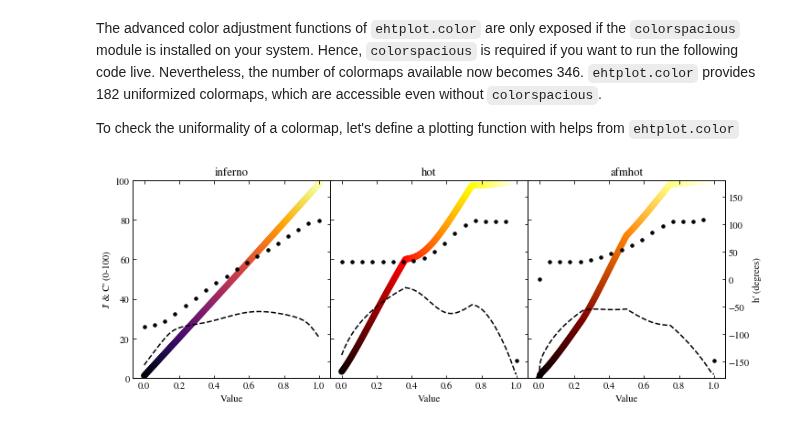
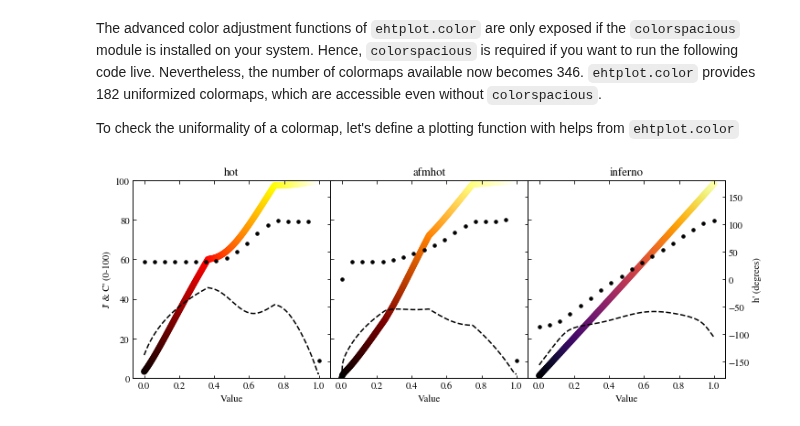
Before and after one commit to liamedeiros/ehtplot, a Jupyter notebook: docs/COLORMAPS.ipynb, the cells around one changed output. Saved outputs shown, nothing was run; the diff lists cells and outputs as text; code cells hidden in the pictures.

```diff
--- a/docs/COLORMAPS.ipynb
+++ b/docs/COLORMAPS.ipynb
@@ -138,33 +138,33 @@ import numpy as np
 
 from ehtplot.color import vis as ev
 
 def plotcm(ax1, cmap):
     ctab = ev.get_ctab(cmap)  # get the colormap as a color table in sRGB
     Jabp = ev.transform(ctab) # transform color table into CAM02-UCS color space
 
     Jp = Jabp[:,0]
     ap = Jabp[:,1]
     bp = Jabp[:,2]
 
     Cp = np.sqrt(ap * ap + bp * bp)
     hp = np.arctan2(bp, ap) * 180 / np.pi
     v  = np.linspace(0.0, 1.0, len(Jp))
 
     ax1.set_title(cmap)
     ax1.set_xlabel("Value")
 
     ax2 = ax1.twinx()
     ax1.set_ylim(0,   100)
     ax1.set_ylabel("J' & C' (0-100)")
     ax2.set_ylim(-180,180)
     ax2.set_ylabel("h' (degrees)")
 
     ax1.scatter(v, Jp, color=ctab)
     ax1.plot   (v, Cp, c='k', linestyle='--')
     ax2.scatter(v[::15], hp[::15], s=12, c='k')
 
-fig = ep.Figure(plotcm, ['inferno', 'hot', 'afmhot'], figsize=[9, 3])
+fig = ep.Figure(plotcm, ['hot', 'afmhot', 'inferno'], figsize=[9, 3])
 fig.draw()
 # %% [output]
-[figure, old version]
+[figure, new version]
 # %% [markdown]
```
Also changed, not shown: parts of 5 cells of this notebook.
